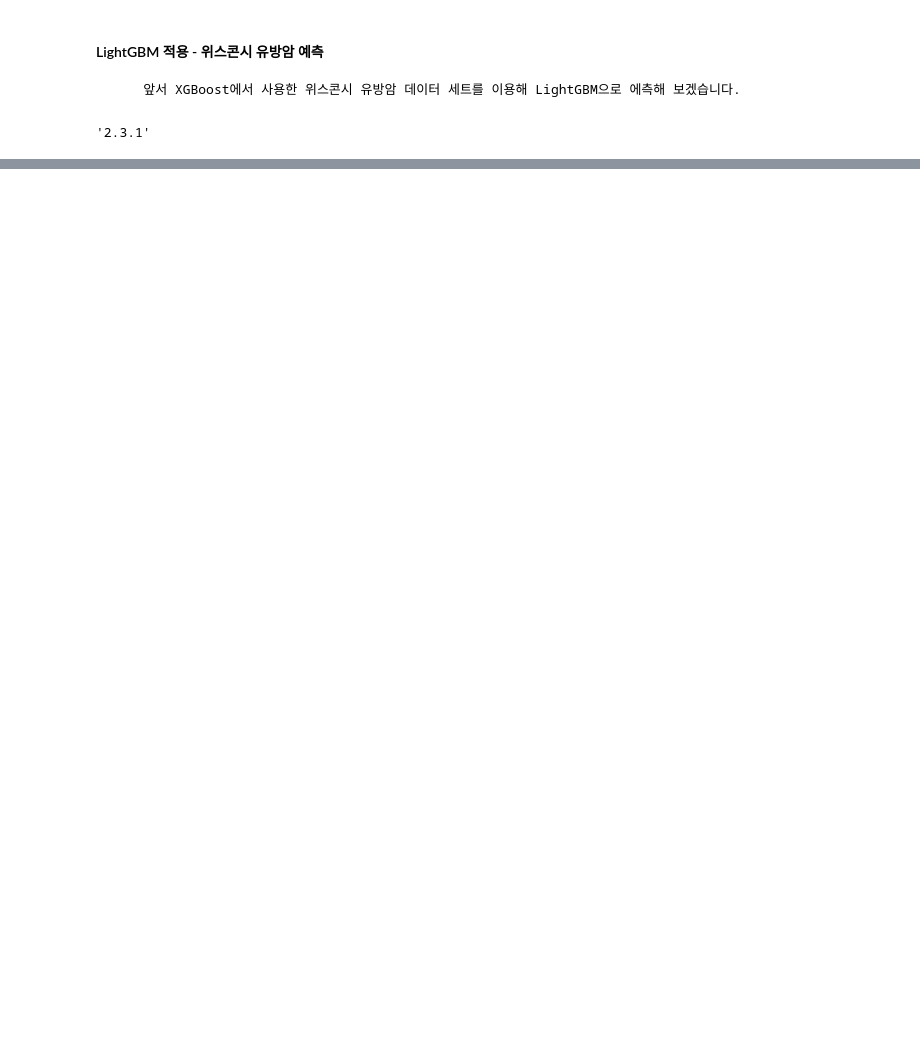
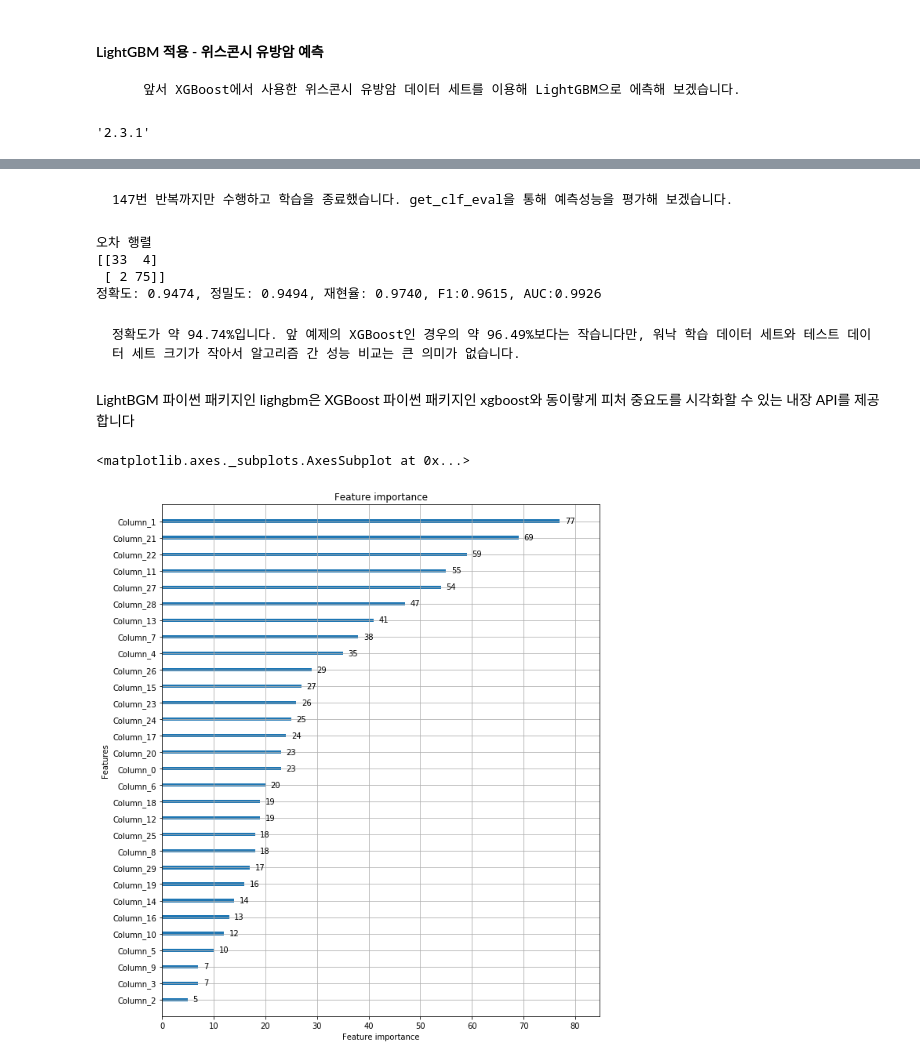
Before and after one commit to DogeinP/PythonMachine, a Jupyter notebook: 4장. 분류.ipynb, the cells around one changed output, grey strips where cells are left out. Cells and saved outputs as stored; diff of their text form; code cells hidden in the pictures; blank space fills up the shorter version.

```diff
--- a/4장. 분류.ipynb
+++ b/4장. 분류.ipynb
@@ -1206,4 +1206,10 @@ target = dataset.target
 X_train, X_test, y_train, y_test = train_test_split(ftr, target, test_size=0.2,random_state=156)
 
 # 앞서 XGBoost와 동일하게 n_estimators는 400 설정
-lgbm_wrapper = LGBMClassifier(n_estimator=400)
+lgbm_wrapper = LGBMClassifier(n_estimators=400)
+
+# LightGBM도 XGBoost와 동일하게 조기 중단 수행 가능.
+evals = [(X_test, y_test)]
+lgbm_wrapper.fit(X_train,y_train, early_stopping_rounds=100, eval_metric='logloss', eval_set=evals,verbose=True)
+preds = lgbm_wrapper.predict(X_test)
+pred_proba=lgbm_wrapper.predict_proba(X_test)[:,1]
@@ -1209,0 +1234,2 @@ lgbm_wrapper = LGBMClassifier(n_estimator=400)
+# %% [markdown]
+    147번 반복까지만 수행하고 학습을 종료했습니다. get_clf_eval을 통해 예측성능을 평가해 보겠습니다.
@@ -1209,0 +1238,22 @@ lgbm_wrapper = LGBMClassifier(n_estimator=400)
+# %%
+get_clf_eval(y_test,preds,pred_proba)
+# %% [output]
+오차 행렬
+[[33  4]
+ [ 2 75]]
+정확도: 0.9474, 정밀도: 0.9494, 재현율: 0.9740, F1:0.9615, AUC:0.9926
+# %% [markdown]
+    정확도가 약 94.74%입니다. 앞 예제의 XGBoost인 경우의 약 96.49%보다는 작습니다만, 워낙 학습 데이터 세트와 테스트 데이터 세트 크기가 작아서 알고리즘 간 성능 비교는 큰 의미가 없습니다.
+# %% [markdown]
+LightBGM 파이썬 패키지인 lighgbm은 XGBoost 파이썬 패키지인 xgboost와 동이랗게 피처 중요도를 시각화할 수 있는 내장 API를 제공합니다
+# %%
+# plot_importance()를 이용해 피처 중요도를 시각화
+from lightgbm import plot_importance
+import matplotlib.pyplot as plt
+%matplotlib inline
+
+fig, ax = plt.subplots(figsize=(10,12))
+plot_importance(lgbm_wrapper, ax=ax)
+# %% [output]
+<matplotlib.axes._subplots.AxesSubplot at 0x...>
+[figure, added]
```
Also changed, not shown: parts of 29 cells of this notebook, 3 other files.
